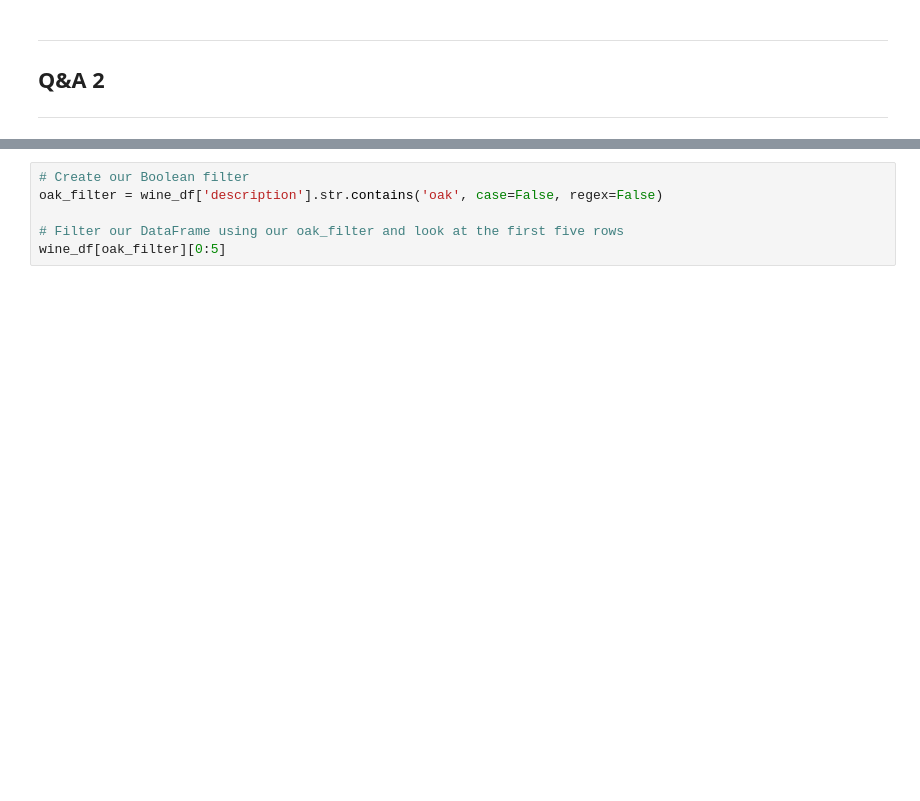
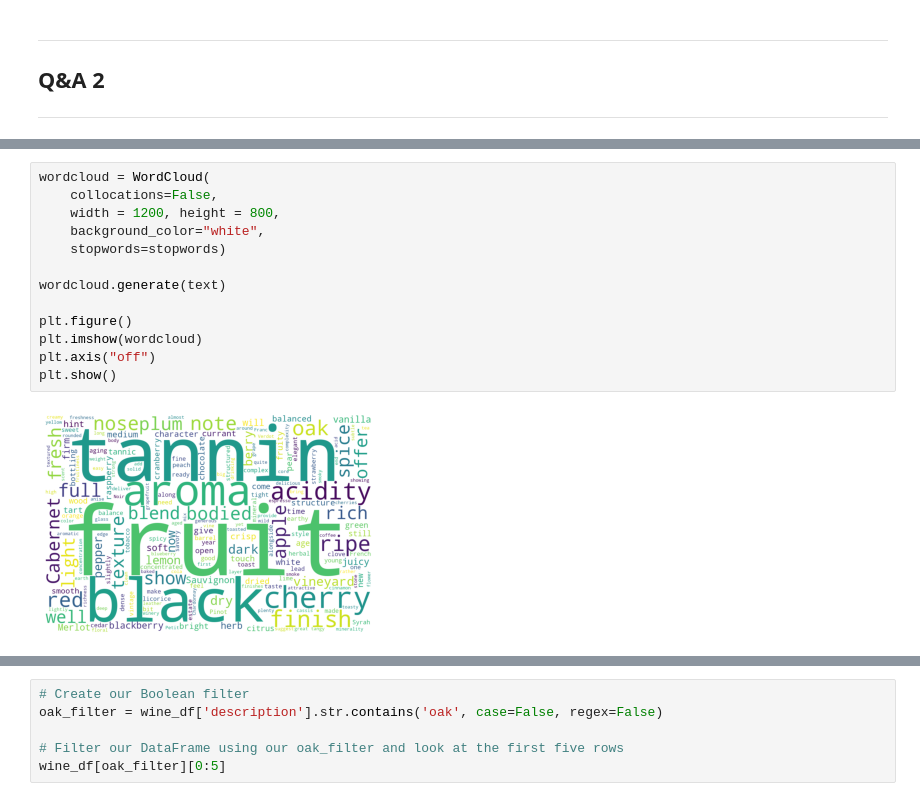
Before and after one commit to datacamp/working-with-text-data-in-python-live-training, a Jupyter notebook: notebooks/python_live_session_solution.ipynb, the cells around one changed output, grey strips where cells are left out. Drawn from its saved outputs; the diff is of its cells as text; blank space fills up the shorter version.

```diff
--- a/notebooks/python_live_session_solution.ipynb
+++ b/notebooks/python_live_session_solution.ipynb
@@ -309,0 +276,15 @@ Perfect, we now have a set of cleaned and distinct variety names to start analyz
+# %%
+wordcloud = WordCloud(
+    collocations=False,
+    width = 1200, height = 800,
+    background_color="white",
+    stopwords=stopwords)
+
+wordcloud.generate(text)
+
+plt.figure()
+plt.imshow(wordcloud)
+plt.axis("off")
+plt.show()
+# %% [output]
+[figure, added]
```
Also changed, not shown: parts of 72 cells of this notebook, 1 other file.
